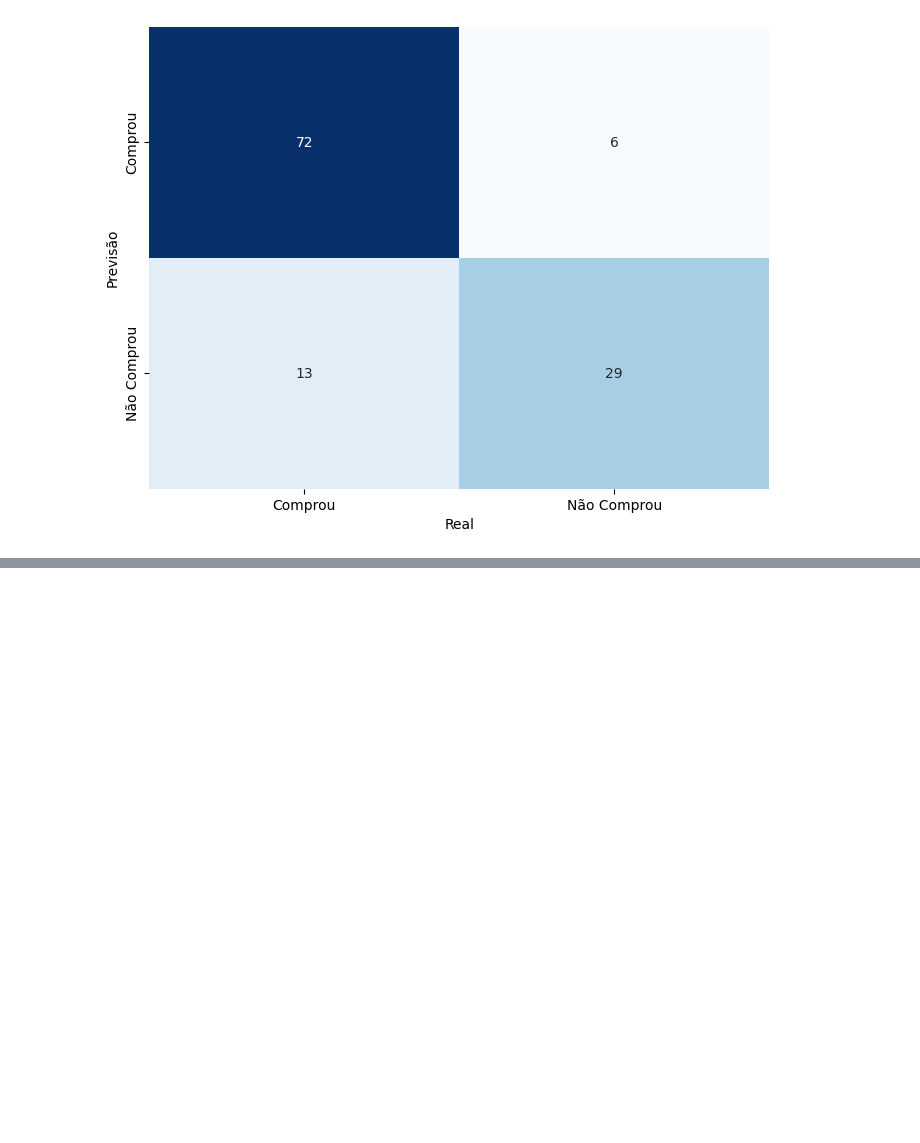
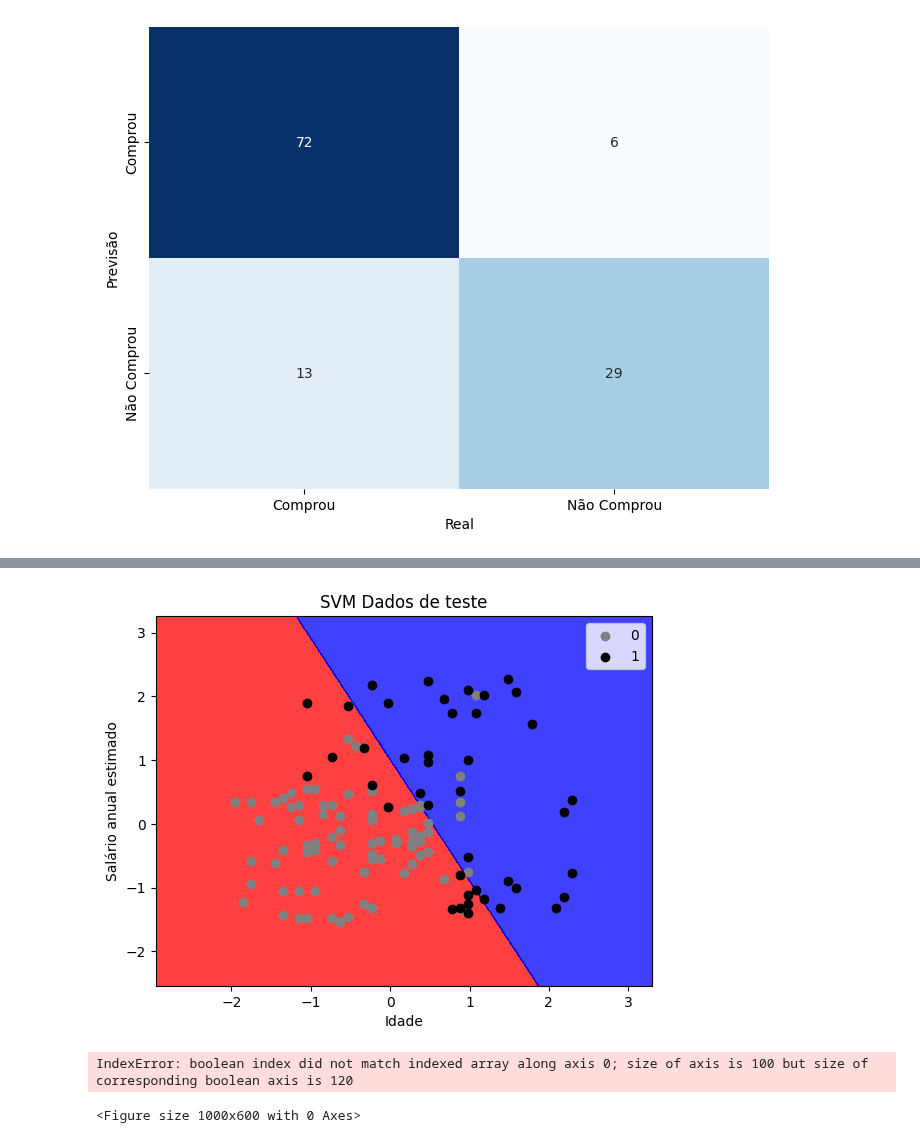
Before and after one commit to danielvieira95/Inteligencia_Artificial_2025, a Jupyter notebook: Turma-B/aula09/codigo.ipynb, the cells around one changed output, grey strips where cells are left out. Cells and saved outputs as stored; diff of their text form; code cells hidden in the pictures; blank space fills up the shorter version.

```diff
--- a/Turma-B/aula09/codigo.ipynb
+++ b/Turma-B/aula09/codigo.ipynb
@@ -147,0 +148,44 @@ IndexError: too many indices for array: array is 2-dimensional, but 3 were index
+# %%
+_X,_Y = X_teste,Y_teste.ravel()
+X1,X2= np.meshgrid(np.arange(start=_X[:,0].min()-1,stop=_X[:,0].max()+1,step=0.01),np.arange(start=_X[:,1].min()-1,stop=_X[:,1].max()+1,step=0.01))
+plt.contourf(X1,X2,algoritmo.predict(np.array([X1.ravel(),X2.ravel()]).T).reshape(X1.shape),alpha=0.75,cmap=ListedColormap(('red','blue')))
+plt.xlim(X1.min(),X1.max())
+plt.ylim(X2.min(),X2.max())
+for i,j in enumerate(np.unique(_Y)):
+    plt.scatter(_X[_Y==j,0],_X[_Y==j,1],c=ListedColormap(('gray','black'))(i),label=j)
+plt.title('SVM Dados de teste')
+plt.xlabel('Idade')
+plt.ylabel('Salário anual estimado')
+plt.legend()
+plt.show()
+# %% [output]
+[figure, added]
+# %%
+# Aplicando a transformação nos dados
+X = df.iloc[:,[2,3]].values
+y = df.iloc[:,-1].values
+# Divide a base de dados
+X_treino,X_teste,y_treino,y_teste=train_test_split(X,y,test_size=0.25,random_state=3)
+# Padronização dos dados
+sc =StandardScaler()
+X_treino=sc.fit_transform(X_treino)
+X_teste= sc.fit_transform(X_teste)
+algoritmo = SVC(kernel='linear',random_state=3)
+algoritmo.fit(X_treino,y_treino)
+#Previsão dos resultados
+algoritmo.predict(X_teste)
+# Inversão dos dados para teste
+X_teste_inverse = sc.inverse_transform(X_teste)
+# Visualização dos resultados dos dados de teste
+plt.figure(figsize=(10,6))
+# Pontos para as duas classes
+plt.scatter(X_teste_inverse[y_prev==0,0],X_teste_inverse[y_prev==0,1],c='red',label='Não compra')
+plt.scatter(X_teste_inverse[y_prev==1,0],X_teste_inverse[y_prev==1,1],c='blue',label='Compra')
+plt.title('SVM -Dados de teste')
+plt.xlabel('Idade')
+plt.ylabel('Salário Anual Estimado')
+plt.legend()
+plt.show()
+# %% [output]
+IndexError: boolean index did not match indexed array along axis 0; size of axis is 100 but size of corresponding boolean axis is 120
+<Figure size 1000x600 with 0 Axes>
```
Also changed, not shown: parts of 1 cell of this notebook.
